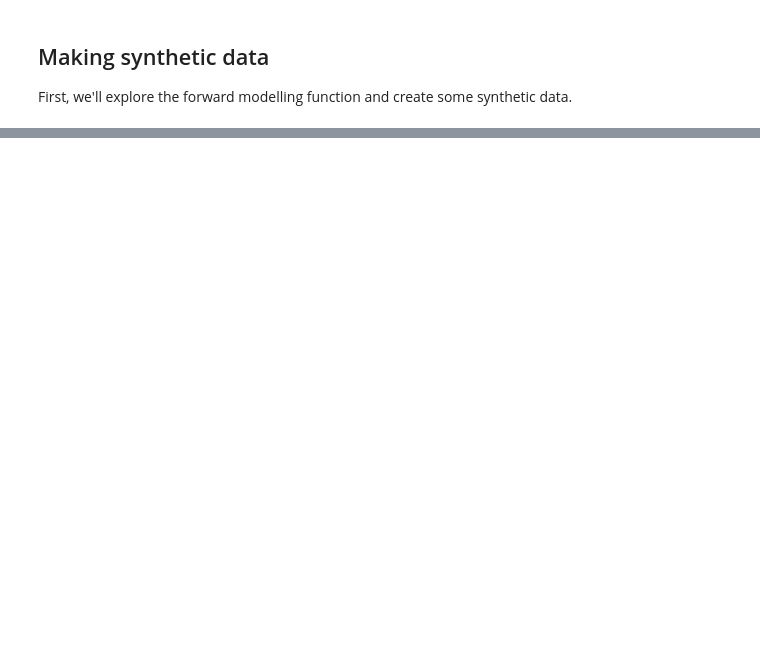
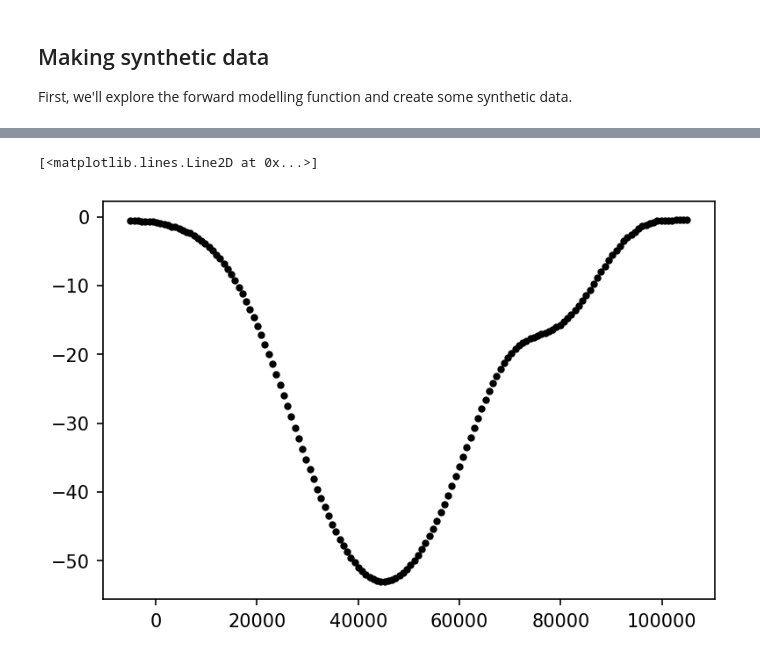
Before and after one commit to compgeolab/2020-aachen-inverse-problems, a Jupyter notebook: gravity-inversion-solution.ipynb, the cells around one changed output, grey strips where cells are left out. Drawn from its saved outputs; the diff is of its cells as text; code cells hidden in the pictures; blank space fills up the shorter version.

```diff
--- a/gravity-inversion-solution.ipynb
+++ b/gravity-inversion-solution.ipynb
@@ -115,0 +151,8 @@ plot_prisms(depths, basin_boundaries)
+# %%
+x = np.linspace(-5e3, 105e3, 150)
+data = forward_model(depths, basin_boundaries, -300, x)
+
+plt.plot(x, data, ".k")
+# %% [output]
+[<matplotlib.lines.Line2D at 0x...>]
+[figure, added]
```
Also changed, not shown: parts of 8 cells of this notebook.
